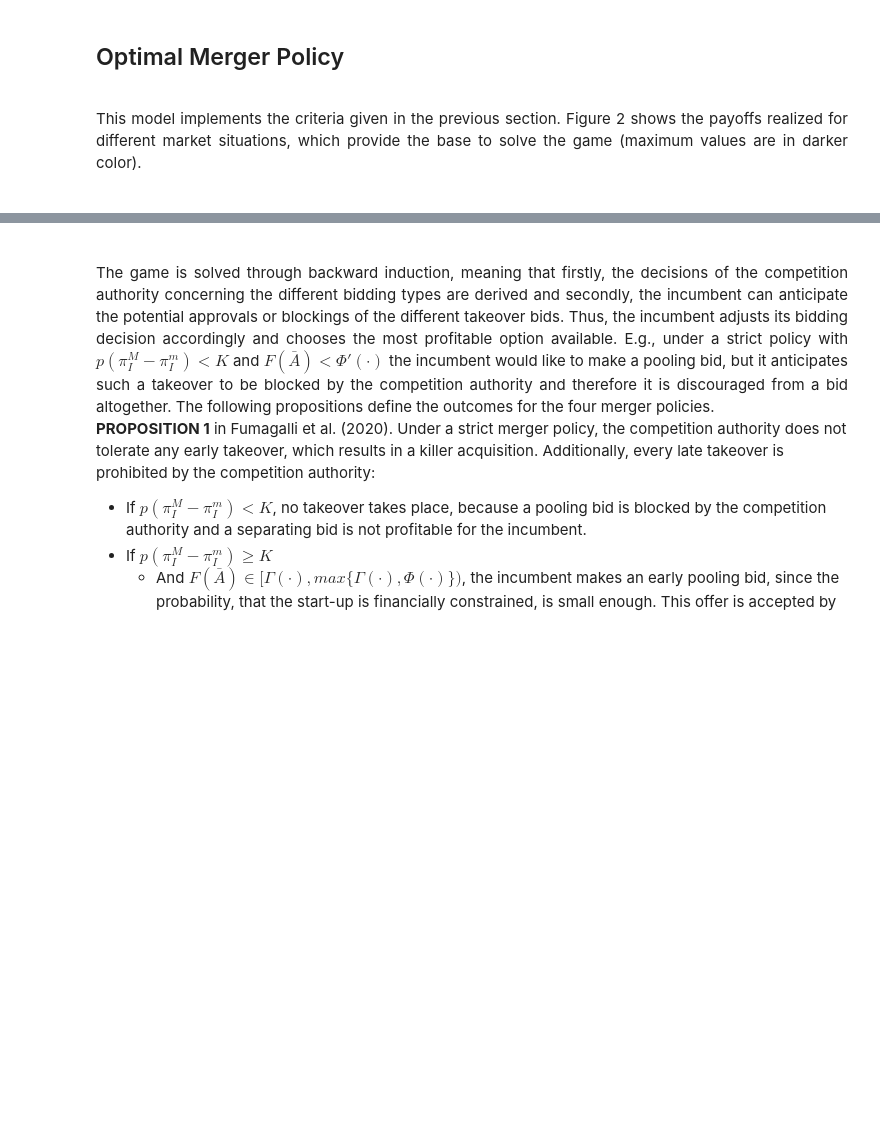
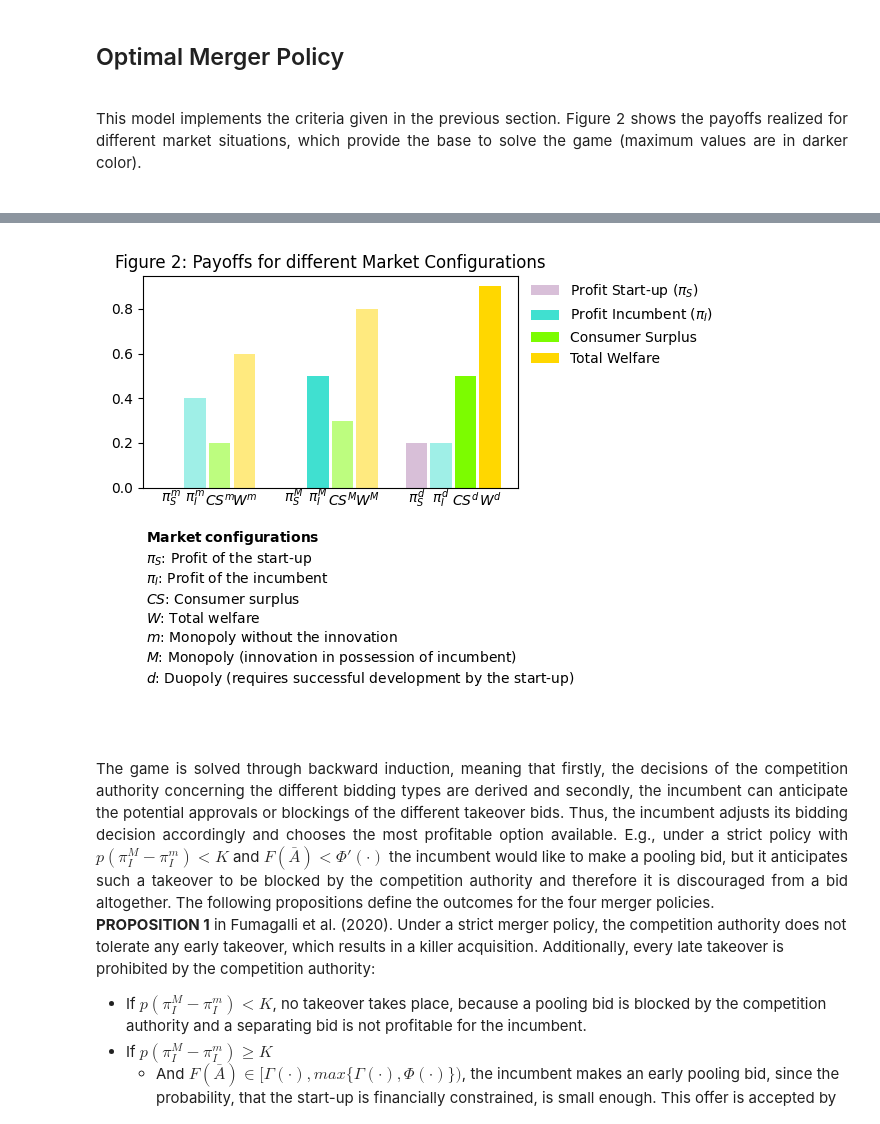
Before and after one commit to manuelbieri/Fumagalli_2020, a Jupyter notebook: Fumagalli_Motta_Tarantino_2020/Notebooks/Analysis.ipynb, the cells around one changed output, grey strips where cells are left out. Drawn from its saved outputs; the diff is of its cells as text; code cells hidden in the pictures; blank space fills up the shorter version.

```diff
--- a/Fumagalli_Motta_Tarantino_2020/Notebooks/Analysis.ipynb
+++ b/Fumagalli_Motta_Tarantino_2020/Notebooks/Analysis.ipynb
@@ -181,7 +181,7 @@ This model implements the criteria given in the previous section. Figure 2 shows
 </div>
 <br>
 # %%
-FMT20.Payoffs(FMT20.OptimalMergerPolicy()).show(
+FMT20.Payoffs(FMT20.OptimalMergerPolicy()).plot(
     title="Figure 2: Payoffs for different Market Configurations"
-)
+);
 # %% [output]
@@ -189,3 +188,4 @@ FMT20.Payoffs(FMT20.OptimalMergerPolicy()).show(
+[figure, added]
 # %% [markdown]
 <br>
 <div style="text-align: justify">
```
Also changed, not shown: parts of 12 cells of this notebook, 4 other files.
